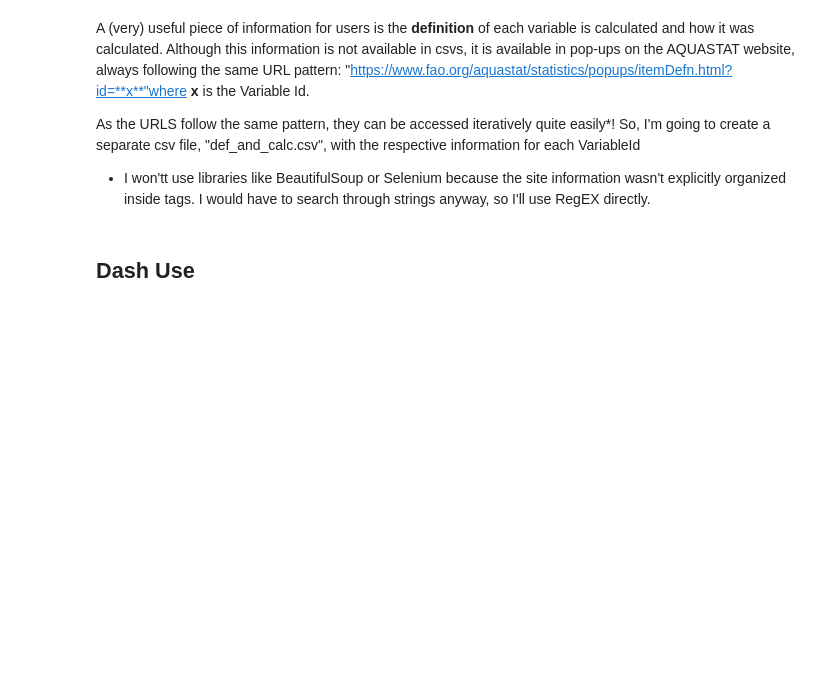
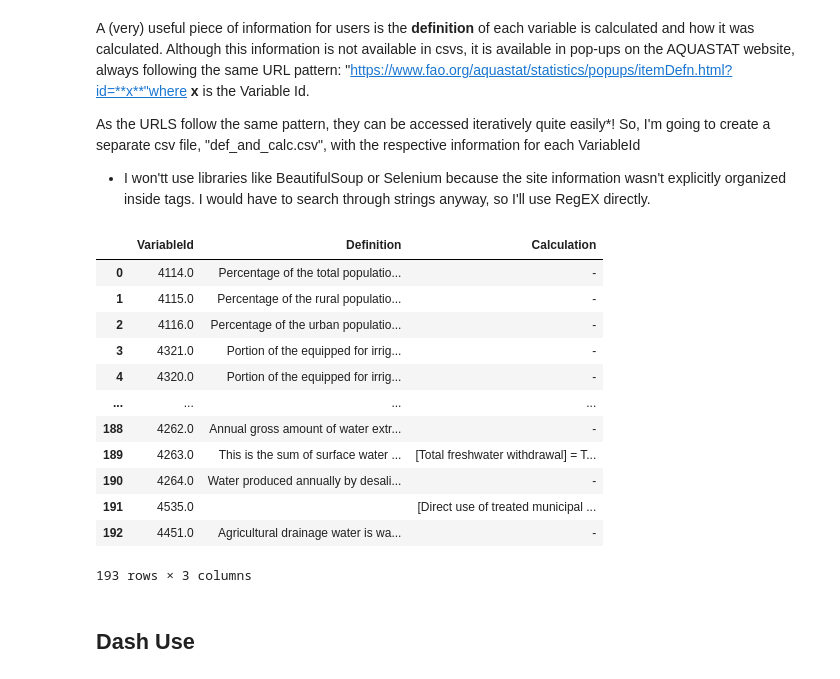
Before and after one commit to cinthialp/AQUASTAT, a Jupyter notebook: data_notebook.ipynb, the cells around one changed output. Cells and saved outputs as stored; diff of their text form; code cells hidden in the pictures; blank space fills up the shorter version.

```diff
--- a/data_notebook.ipynb
+++ b/data_notebook.ipynb
@@ -169,13 +183,6 @@ To create the units column, a csv in Table format (including all variables for a
 from apps.helpers.ISO_dicts import *
 
 def get_units(column):
-
-    """
-    Recebe a coluna que incluí o nome da variável e sua unidade escritas em conjunto,
-    no formato "Nome da variável + (observação opcional) + (unidade)", e retorna uma lista
-    com os valores "Nome da variável + (observação opcional)" e outra lista com "unidade",
-    com índices correspondentes
-    """
 
     column = column.tolist()
     m_var = [re.search(r'^.+?(?=\(([^)]+)\)[^)]*\Z)', x)[0].strip() for x in column] # get full var name
@@ -315,8 +336,22 @@ for id in variableids:
 # %%
 # Export CSV
 def_and_calc = pd.DataFrame({'VariableId': variableids, 'Definition': definitions, 'Calculation': calculations})
 def_and_calc.to_csv(data_folder+'def_and_calc.csv', index=False)
-# def_and_calc
+def_and_calc
+# %% [output]
+|  | VariableId | Definition | Calculation |
+| 0 | 4114.0 | Percentage of the total populatio... | - |
+| 1 | 4115.0 | Percentage of the rural populatio... | - |
+| 2 | 4116.0 | Percentage of the urban populatio... | - |
+| 3 | 4321.0 | Portion of the equipped for irrig... | - |
+| 4 | 4320.0 | Portion of the equipped for irrig... | - |
+| ... | ... | ... | ... |
+| 188 | 4262.0 | Annual gross amount of water extr... | - |
+| 189 | 4263.0 | This is the sum of surface water ... | [Total freshwater withdrawal] = T... |
+| 190 | 4264.0 | Water produced annually by desali... | - |
+| 191 | 4535.0 |  | [Direct use of treated municipal ... |
+| 192 | 4451.0 | Agricultural drainage water is wa... | - |
+193 rows × 3 columns
 # %% [markdown]
 ##  Dash Use
 # %% [markdown]
```
Also changed, not shown: parts of 3 cells of this notebook.
